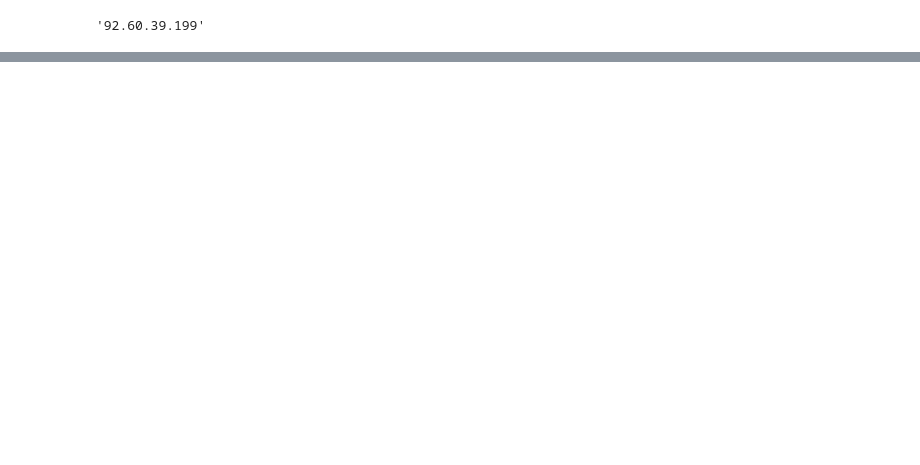
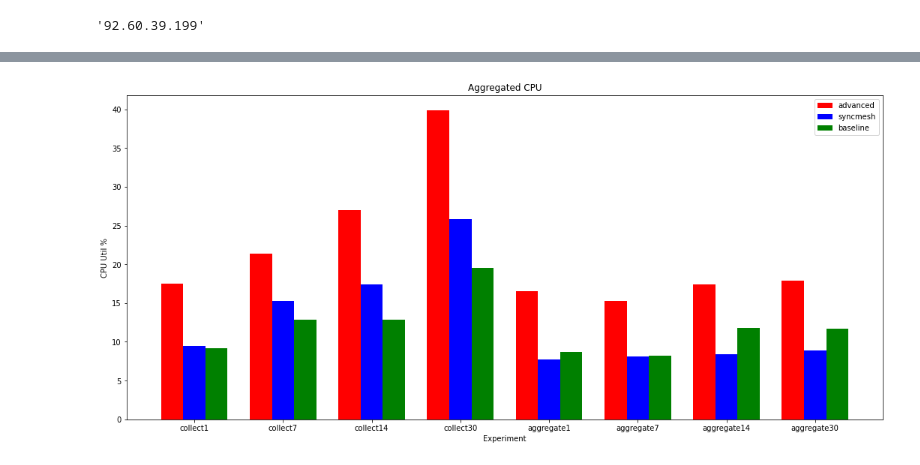
Before and after one commit to dos-group/syncmesh, a Jupyter notebook: evaluation/03_Pcap.ipynb, the cells around one changed output, grey strips where cells are left out. Cells and saved outputs as stored; diff of their text form; code cells hidden in the pictures; blank space fills up the shorter version.

```diff
--- a/evaluation/03_Pcap.ipynb
+++ b/evaluation/03_Pcap.ipynb
@@ -547,0 +562,18 @@ plt.show()
+# %%
+# Experiments
+def splitMonitoringExperiments(df, timings):
+    experiments = ["collect1", "collect7", "collect14", "collect30", "aggregate1", "aggregate7", "aggregate14", "aggregate30"]
+    return_data = {}
+    for index, experiment in enumerate(experiments):
+        return_data[experiment] = df.loc[str(timings[index]):str(timings[index + 1])]
+    return return_data
+
+monitoring_experiment_datasets = {}
+for key in monitoring_datasets:
+    print(key)
+    print(datasets[key][1])
+    monitoring_experiment_datasets[key] = splitMonitoringExperiments(monitoring_datasets[key], datasets[key][1])
+
+setname = "syncmesh"
+for key in monitoring_experiment_datasets[setname]:
+    print(key, ":", len(monitoring_experiment_datasets[setname][key]))
@@ -594,0 +629,46 @@ df
+# %%
+colors = ["r", "b", "g"]
+def drawMonitoringCPUComparison(experiment_datasets):
+    fig = plt.figure(figsize=(14, 6))
+    ax = fig.add_axes([0,0,1,1])
+    labels = np.array([])
+    for index, source in enumerate(experiment_datasets):
+        X = np.arange(len(experiment_datasets[source].keys()))
+        X_labels = experiment_datasets[source].keys()
+        labels = np.append(labels, source)
+        sum_cpu_util = np.array([])
+        for experiment in experiment_datasets[source]:
+            df = experiment_datasets[source][experiment]
+            columns = df.columns
+
+            cpu_util = np.array([])
+            num_instances = 0
+            for col in columns:
+                if col.startswith("cpu_") and "orchestrator" not in col:
+                    # print(df[col])
+                    num_instances = num_instances + 1
+                    cpu_util = np.append(cpu_util, [df[col]])
+                    # ax.plot(df.index, df[col]*100, label=col)
+            # print(cpu_util)
+            # print(np.mean(cpu_util))
+            # See here for Formula for comparise
+            sum_cpu_util = np.append(sum_cpu_util, np.mean(cpu_util) * num_instances)
+        # print(sum_cpu_util)
+        ax.bar(X - 0.25 + (0.25 * index), sum_cpu_util * 100, color = colors[index], width = 0.25)
+
+    # set title and legend
+    ax.set_title('Aggregated CPU')
+    ax.set_ylabel("CPU Util %")
+    ax.set_xlabel("Experiment")
+    ax.legend(labels=labels)
+    # box = ax.get_position()
+    # # ax.set_position([box.x0, box.y0, box.width * 0.8, box.height])
+    # ax.legend(loc='upper left', bbox_to_anchor=(1.05, 1))
+    # fig.autofmt_xdate()
+    plt.xticks(X, X_labels)
+    fig.savefig("out/cpu_comparison.png")
+    plt.show()
+
+drawMonitoringCPUComparison(monitoring_experiment_datasets)
+# %% [output]
+[figure, added]
```
Also changed, not shown: parts of 17 cells of this notebook.
